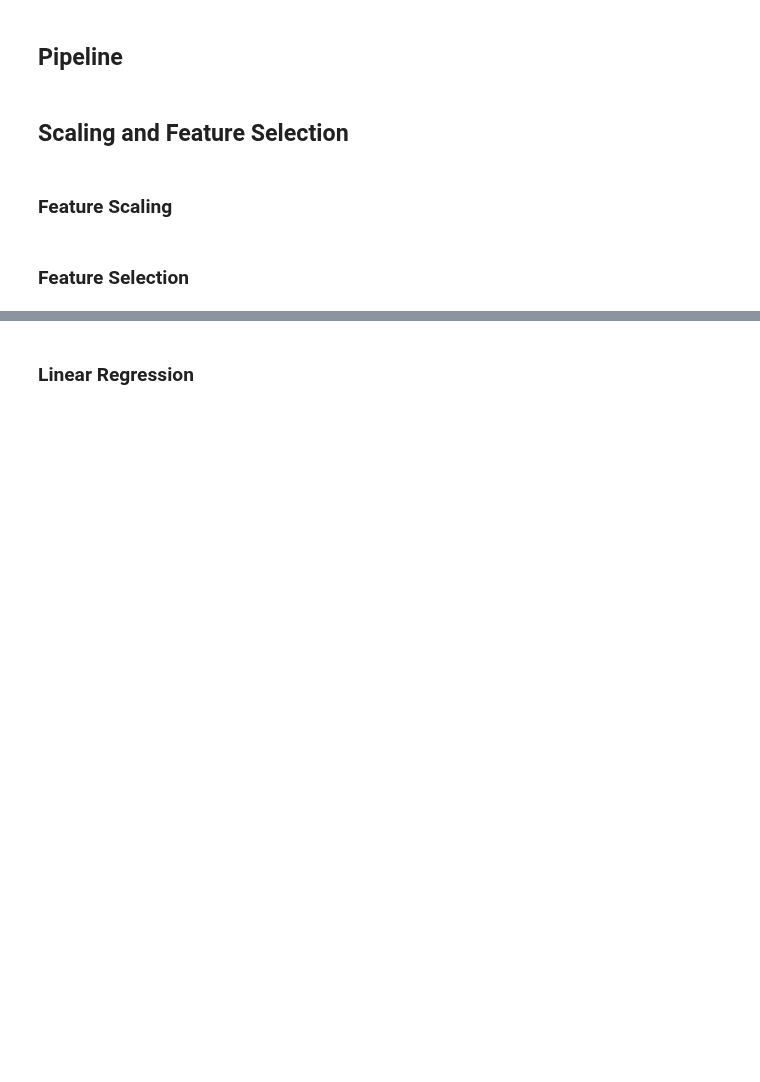
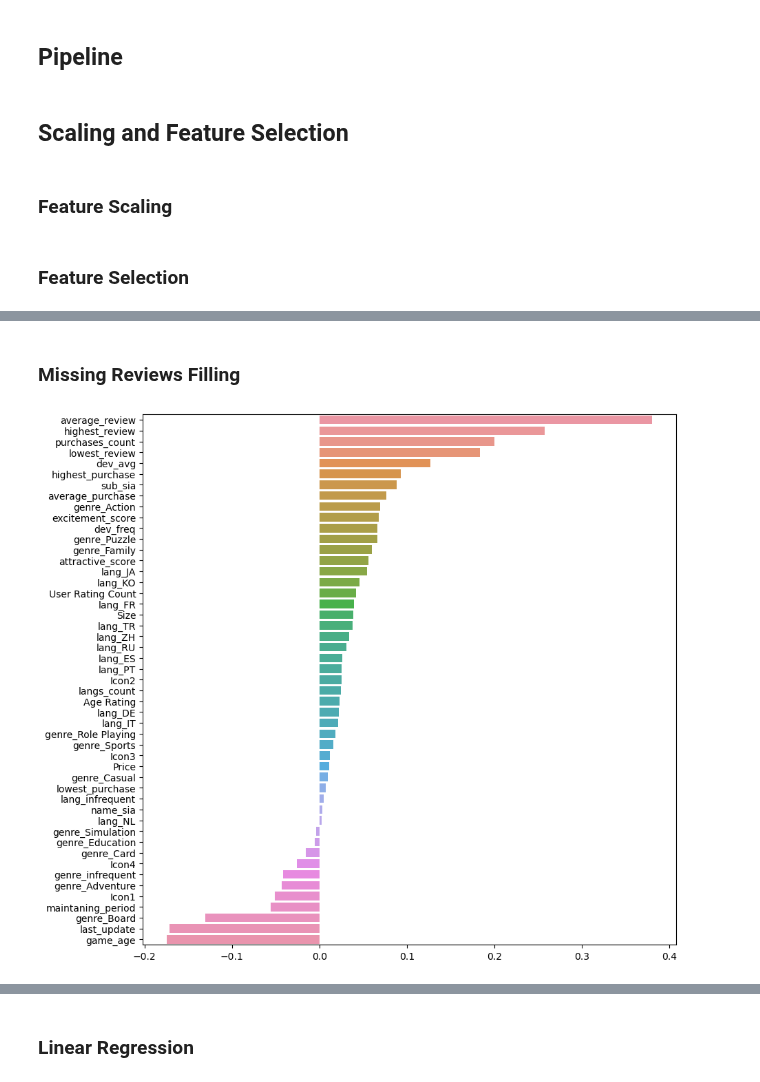
Before and after one commit to yusufnasserdev/games-rating-model, a Jupyter notebook: Phase1/preprocessing.ipynb, the cells around one changed output, grey strips where cells are left out. Saved outputs shown, nothing was run; the diff lists cells and outputs as text; code cells hidden in the pictures; blank space fills up the shorter version.

Commit message:
Added reviews filling models

```diff
--- a/Phase1/preprocessing.ipynb
+++ b/Phase1/preprocessing.ipynb
@@ -349,7 +366,7 @@ def dev_preprocess_target_enc(_df, test=False):
     if test:
         te = pickle.load(open('encoders/dev_te.pkl', 'rb'))
     else:
-        te = TargetEncoder(cols=['Developer'], smoothing=10).fit(_df[['Developer']], _df['Average User Rating'])
+        te = TargetEncoder(cols=['Developer'], smoothing=2.5).fit(_df[['Developer']], _df['Average User Rating'])
         pickle.dump(te, open('encoders/dev_te.pkl', 'wb'))
 
     _df['dev_avg'] = te.transform(_df[['Developer']])
@@ -732,7 +749,7 @@ def preprocess_icon(img_path):
 
         # Load the game icon image
     img = cv2.imread(img_path)
-    img = cv2.resize(img, (256, 256))
+    img = cv2.resize(img, (28, 28))
 
     # Extract color features using color histograms
     img_lab = cv2.cvtColor(img, cv2.COLOR_BGR2LAB)
@@ -915,13 +924,13 @@ def scale_data_minmax(_df, test=False):
     return _df
 # %%
 # plot correlation matrix between features and target
+def plot_correlation(x, y):
+    corr = x.corrwith(y)
+    corr = corr.sort_values(ascending=False)
 
-corr = df_x.corrwith(df_y)
-corr = corr.sort_values(ascending=False)
-
-plt.figure(figsize=(10, 10))
-sns.barplot(x=corr.values, y=corr.index)
-# plt.show()
+    plt.figure(figsize=(10, 10))
+    sns.barplot(x=corr.values, y=corr.index)
+    plt.show()
 # %% [markdown]
 ### Feature Selection
 # %%
@@ -941,0 +966,2 @@ def select_features(_df_x, _df_y, num_features=8, test=False):
+# %% [markdown]
+### Missing Reviews Filling
@@ -942,3 +1013,15 @@ def select_features(_df_x, _df_y, num_features=8, test=False):
+# %%
+df_x = fill_reviews(df_x, 'highest_review')
+df_x = fill_reviews(df_x, 'lowest_review')
+df_x = fill_reviews(df_x, 'average_review')
+
+df_test_x = fill_reviews(df_test_x, 'highest_review')
+df_test_x = fill_reviews(df_test_x, 'lowest_review')
+df_test_x = fill_reviews(df_test_x, 'average_review')
+# %%
+plot_correlation(df_x, df_y)
+# %% [output]
+[figure, added]
 # %%
 # Scale the features
 df_x_scaled = scale_data_std(df_x)
```
Also changed, not shown: parts of 26 cells of this notebook, 36 other files.
